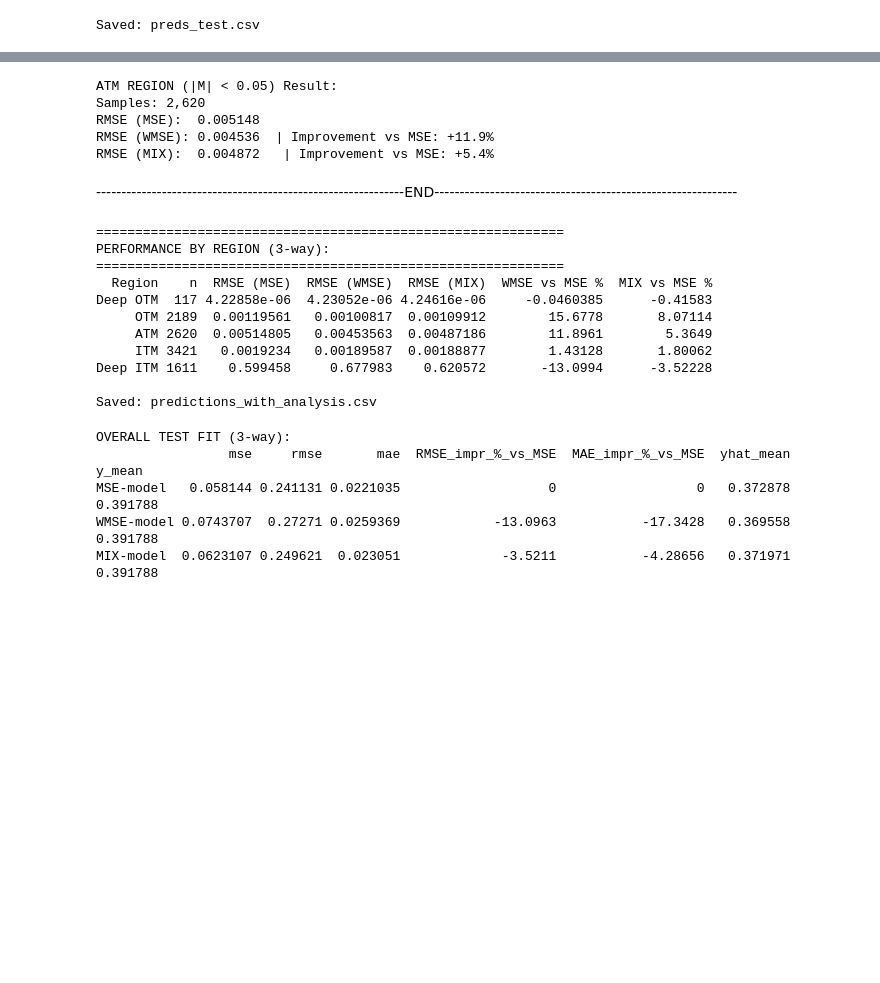
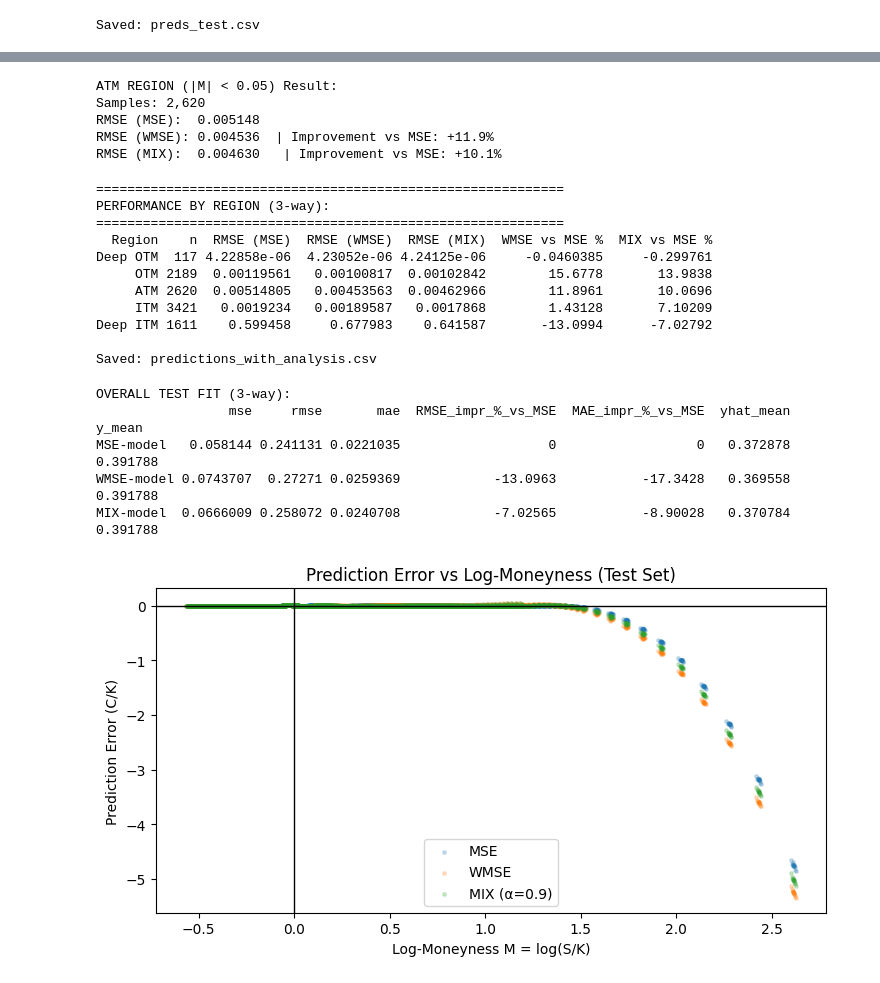
Before and after one commit to karandeeps18/Option-Pricing-using-Neural-Network, a Jupyter notebook: Notebooks/experiments1.ipynb, the cells around one changed output, grey strips where cells are left out. Saved outputs shown, nothing was run; the diff lists cells and outputs as text; code cells hidden in the pictures; blank space fills up the shorter version.

```diff
--- a/Notebooks/experiments1.ipynb
+++ b/Notebooks/experiments1.ipynb
@@ -1391,5 +1391,5 @@ ______________________________
 # %%
-def build_inner_split_masks(train_df_,
+def inner_split_masks(train_df_,
                             date_col = "snapshot_date",
                             frac_train=0.9
                             ):
@@ -1410,16 +1410,13 @@ def build_inner_split_masks(train_df_,
     # this avoid look-ahead bias in the validation set
     cut = max(1, int(frac_train * len(dts)))
 
-
     # return set for past and future dts for immutable faster lookup later
     inner_train_dates = set(dts[:cut])
     val_dates = set(dts[cut:])
 
-
     # convert it into inner and val mask
     inner_mask = train_df_[date_col].isin(inner_train_dates).to_numpy()
     val_mask   = train_df_[date_col].isin(val_dates).to_numpy()
-
 
     # safe assertion
     assert inner_mask.shape == val_mask.shape                                                 # shape check
@@ -1431,10 +1432,22 @@ def build_inner_split_masks(train_df_,
 # %%
-## Feature Extraction
+## Data Extraction and Numpy conversion
 def extract_arrays(df_,
                    feature_cols,
                    y_col="y_ck",
                    dtype=np.float32):
+    """_summary_
 
+    Args:
+        df_: training dataFrame
+        feature_cols: t_ann, M and sigma
+        y_col: Strike normalized Call price
+        dtype: Defaults to np.float32.
+
+    Returns:
+        X, y numpy arrays
+    """
+
+# check if column exists in df
     assert all(c in df_.columns for c in feature_cols), f"Missing features: {feature_cols}"
     assert y_col in df_.columns, f"Missing target col: {y_col}"
 
@@ -1447,7 +1460,7 @@ def extract_arrays(df_,
 def fit_zscore(X, eps=1e-8):
     mu = X.mean(axis=0)
     sd = X.std(axis=0)
-    sd = np.where(sd < eps, 1.0, sd)
+    sd = np.where(sd < eps, 1.0, sd)     # if feature has zero variance -> sd = 0 -> default to 1
     return mu, sd
 
 def apply_zscore(X, mu, sd):
@@ -1465,7 +1478,7 @@ def make_inner_val_loaders(
 ):
 
     # masks
-    inner_mask, val_mask = build_inner_split_masks(train_df_,
+    inner_mask, val_mask = inner_split_masks(train_df_,
                                                    date_col=date_col,
                                                    frac_train=frac_train)
 
@@ -1478,9 +1491,10 @@ def make_inner_val_loaders(
     X_inner, y_inner, w_inner = X_all[inner_mask], y_all[inner_mask], w_train_all[inner_mask]
     X_val,   y_val,   w_val   = X_all[val_mask],   y_all[val_mask],   w_train_all[val_mask]
 
-    # fit scaler on inner-train only (no lookahead into val)
+    # fit scaler on inner-train only - no lookahead into val
     mu, sd = fit_zscore(X_inner)
 
+    # the X_val and X_inner z score values are kept seperate
     X_inner_z = apply_zscore(X_inner, mu, sd).astype(np.float32)
     X_val_z   = apply_zscore(X_val,   mu, sd).astype(np.float32)
 
@@ -1910,7 +1952,7 @@ def atm_report(label, sq_err_col):
 
 atm_rmse_mse  = atm_report("MSE",  "sq_error_mse")
 atm_rmse_wmse = atm_report("WMSE", "sq_error_wmse")
-atm_rmse_mix  = atm_report("MIX",  "sq_error_mix")   # <-- NEW
+atm_rmse_mix  = atm_report("MIX",  "sq_error_mix")
 
 print("\nATM REGION (|M| < 0.05) Result:")
 print(f"Samples: {int(atm_mask.sum()):,}")
@@ -1922,9 +1964,7 @@ ATM REGION (|M| < 0.05) Result:
 Samples: 2,620
 RMSE (MSE):  0.005148
 RMSE (WMSE): 0.004536  | Improvement vs MSE: +11.9%
-RMSE (MIX):  0.004872   | Improvement vs MSE: +5.4%
+RMSE (MIX):  0.004630   | Improvement vs MSE: +10.1%
-# %% [markdown]
--------------------------------------------------------------END------------------------------------------------------------
 # %%
 def compare_by_region_3(df):
     rows = []
@@ -1963,11 +2003,11 @@ print("\nSaved: predictions_with_analysis.csv")
 PERFORMANCE BY REGION (3-way):
 ============================================================
   Region    n  RMSE (MSE)  RMSE (WMSE)  RMSE (MIX)  WMSE vs MSE %  MIX vs MSE %
-Deep OTM  117 4.22858e-06  4.23052e-06 4.24616e-06     -0.0460385      -0.41583
-     OTM 2189  0.00119561   0.00100817  0.00109912        15.6778       8.07114
-     ATM 2620  0.00514805   0.00453563  0.00487186        11.8961        5.3649
-     ITM 3421   0.0019234   0.00189587  0.00188877        1.43128       1.80062
-Deep ITM 1611    0.599458     0.677983    0.620572       -13.0994      -3.52228
+Deep OTM  117 4.22858e-06  4.23052e-06 4.24125e-06     -0.0460385     -0.299761
+     OTM 2189  0.00119561   0.00100817  0.00102842        15.6778       13.9838
+     ATM 2620  0.00514805   0.00453563  0.00462966        11.8961       10.0696
+     ITM 3421   0.0019234   0.00189587   0.0017868        1.43128       7.10209
+Deep ITM 1611    0.599458     0.677983    0.641587       -13.0994      -7.02792
 
 Saved: predictions_with_analysis.csv
 # %%
@@ -1996,4 +2036,22 @@ OVERALL TEST FIT (3-way):
                  mse     rmse       mae  RMSE_impr_%_vs_MSE  MAE_impr_%_vs_MSE  yhat_mean   y_mean
 MSE-model   0.058144 0.241131 0.0221035                   0                  0   0.372878 0.391788
 WMSE-model 0.0743707  0.27271 0.0259369            -13.0963           -17.3428   0.369558 0.391788
-MIX-model  0.0623107 0.249621  0.023051             -3.5211           -4.28656   0.371971 0.391788
+MIX-model  0.0666009 0.258072 0.0240708            -7.02565           -8.90028   0.370784 0.391788
+# %%
+plt.figure(figsize=(7.5, 4.2))
+
+plt.scatter(out["M"], out["err_mse"],  s=6, alpha=0.22, label="MSE")
+plt.scatter(out["M"], out["err_wmse"], s=6, alpha=0.22, label="WMSE")
+plt.scatter(out["M"], out["err_mix"],  s=6, alpha=0.22, label=f"MIX (α={ALPHA})")
+
+plt.axhline(0, color="k", lw=1)
+plt.axvline(0, color="k", lw=1)
+
+plt.xlabel("Log-Moneyness M = log(S/K)")
+plt.ylabel("Prediction Error (C/K)")
+plt.title("Prediction Error vs Log-Moneyness (Test Set)")
+plt.legend()
+plt.tight_layout()
+plt.show()
+# %% [output]
+[figure, added]
```
Also changed, not shown: parts of 23 cells of this notebook, 7 other files.
